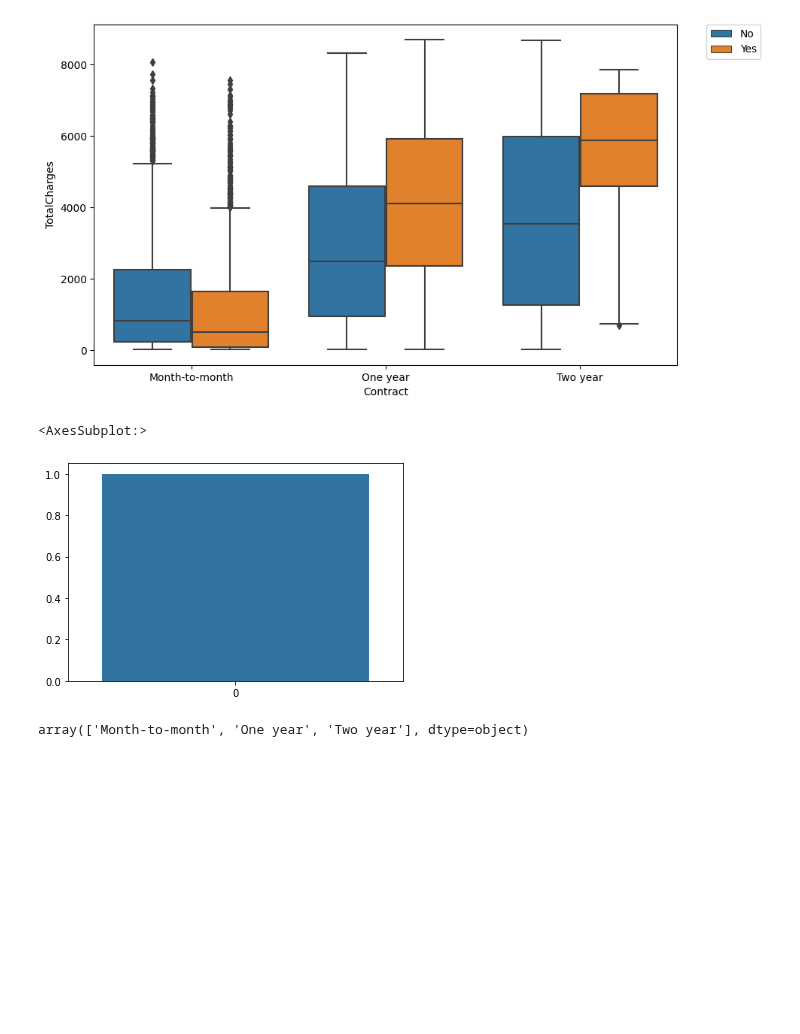
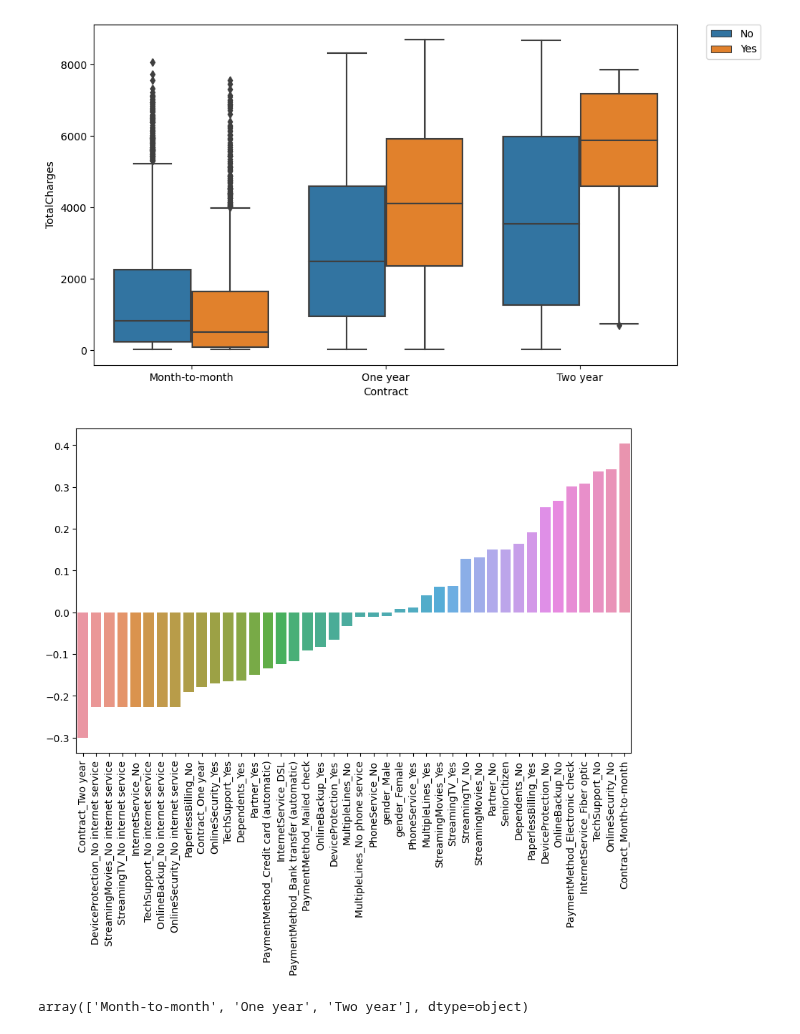
Before and after one commit to Denisse-AB/machine-learning, a Jupyter notebook: Capstone-Project-Sup-learning.ipynb, the cells around one changed output. Cells and saved outputs as stored; diff of their text form; code cells hidden in the pictures; blank space fills up the shorter version.

```diff
--- a/Capstone-Project-Sup-learning.ipynb
+++ b/Capstone-Project-Sup-learning.ipynb
@@ -84,6 +84,6 @@ plt.legend(bbox_to_anchor=(1.05, 1), loc=2, borderaxespad=0.);
 # %% [output]
 [figure]
 # %%
-dum = pd. get_dummies(df, columns=['gender', 'SeniorCitizen', 'Partner', 'Dependents','PhoneService', 'MultipleLines',
+dummy_corr = pd. get_dummies(df[['gender', 'SeniorCitizen', 'Partner', 'Dependents','PhoneService', 'MultipleLines',
      'OnlineSecurity', 'OnlineBackup', 'DeviceProtection', 'TechSupport', 'InternetService',
-       'StreamingTV', 'StreamingMovies', 'Contract', 'PaperlessBilling', 'PaymentMethod'])
+       'StreamingTV', 'StreamingMovies', 'Contract', 'PaperlessBilling', 'PaymentMethod', 'Churn']]).corr()
@@ -92,8 +90,11 @@ d = dum.corrwith(dum)
-# %%
-sns.barplot(data= d)
-# %% [output]
-<AxesSubplot:>
-[figure, removed]
+# %%
+corr_yes = dummy_corr['Churn_Yes'].sort_values().iloc[1:-1]
+# %%
+plt.figure(figsize=(10, 6), dpi=100)
+sns.barplot(x=corr_yes.index, y=corr_yes.values)
+plt.xticks(rotation=90);
+# %% [output]
+[figure, added]
 # %%
 # Three types of contract
 df['Contract'].unique()
```
Also changed, not shown: parts of 5 cells of this notebook.
